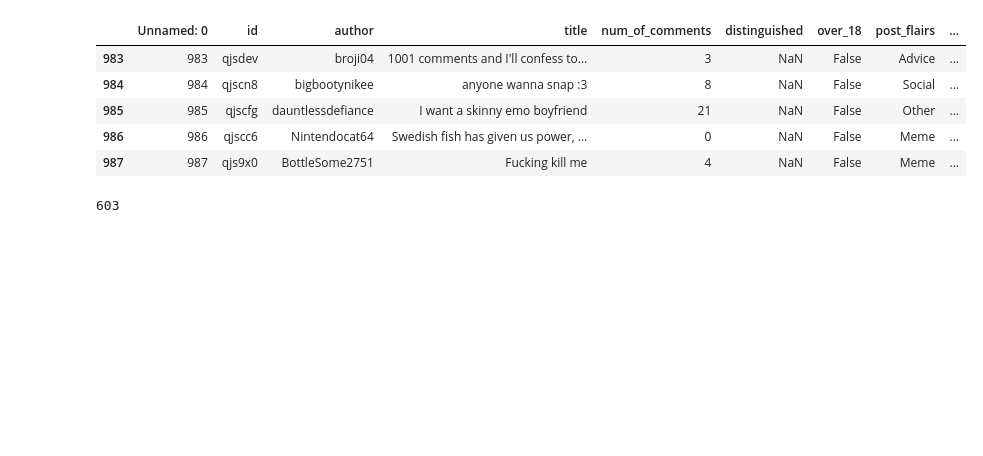
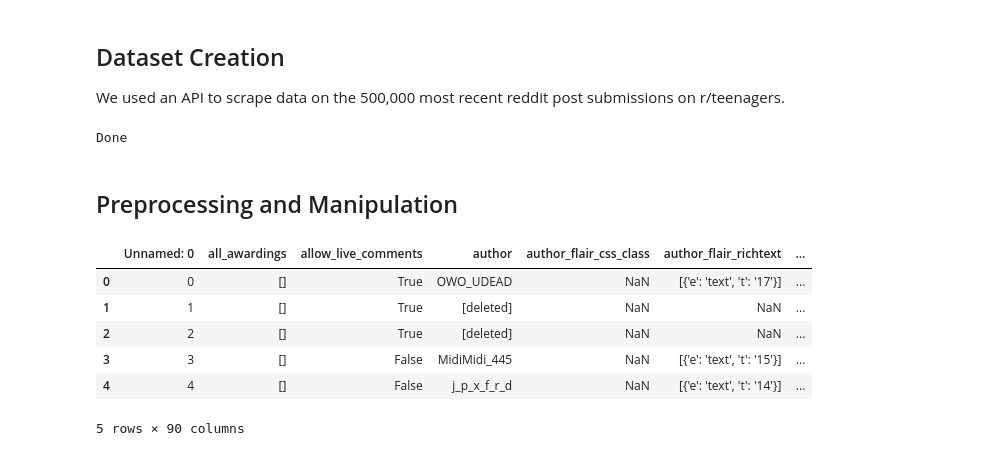
Before and after one commit to H-Cindy/reddit-age, a Jupyter notebook: 1998Project.ipynb, the cells around one changed output. Cells and saved outputs as stored; diff of their text form; code cells hidden in the pictures; blank space fills up the shorter version.

```diff
--- a/1998Project.ipynb
+++ b/1998Project.ipynb
@@ -59,22 +22,26 @@ Done
+# %% [markdown]
+## Dataset Creation
+
+We used an API to scrape data on the 500,000 most recent reddit post submissions on r/teenagers.
+# %%
+api = PushshiftAPI()
+subreddit = "teenagers"
+subs = api.search_submissions(subreddit=subreddit, limit = 500000)
+df = pd.DataFrame(subs)
+df.to_csv('/teenagersData.csv', header=True)
+# %% [output]
+Done
+# %% [markdown]
+## Preprocessing and Manipulation
 # %%
 # initial dataset—uncleaned
-
-reddit_df = pd.read_csv('/Users/indiachina/Desktop/INFO 1998/Final Project/reddit_dataset.csv',encoding = 'unicode_escape')
+dfRaw = pd.read_csv('teenagersData.csv', low_memory = False)
+dfRaw.head()
 # %% [output]
-|  | Unnamed: 0 | id | author | title | num_of_comments | distinguished | over_18 | post_flairs | ... |
-| 983 | 983 | qjsdev | broji04 | 1001 comments and I'll confess to... | 3 | NaN | False | Advice | ... |
-| 984 | 984 | qjscn8 | bigbootynikee | anyone wanna snap :3 | 8 | NaN | False | Social | ... |
-| 985 | 985 | qjscfg | dauntlessdefiance | I want a skinny emo boyfriend | 21 | NaN | False | Other | ... |
-| 986 | 986 | qjscc6 | Nintendocat64 | Swedish fish has given us power, ... | 0 | NaN | False | Meme | ... |
-| 987 | 987 | qjs9x0 | BottleSome2751 | Fucking kill me | 4 | NaN | False | Meme | ... |
+|  | Unnamed: 0 | all_awardings | allow_live_comments | author | author_flair_css_class | author_flair_richtext | ... |
+| 0 | 0 | [] | True | OWO_UDEAD | NaN | [{'e': 'text', 't': '17'}] | ... |
+| 1 | 1 | [] | True | [deleted] | NaN | NaN | ... |
+| 2 | 2 | [] | True | [deleted] | NaN | NaN | ... |
+| 3 | 3 | [] | False | MidiMidi_445 | NaN | [{'e': 'text', 't': '15'}] | ... |
+| 4 | 4 | [] | False | j_p_x_f_r_d | NaN | [{'e': 'text', 't': '14'}] | ... |
+5 rows × 90 columns
-# %%
-# cleaning dataset: drop NaNs from author_flairs and flairs that say "2 MILLION ATTENDEE"
-
-reddit_df = reddit_df.dropna(subset=["author_flairs"])
-reddit_df = reddit_df[reddit_df["author_flairs"] != "2 MILLION ATTENDEE"]
-reddit_df.head()
-reddit_df.shape[0]
-
-# another column: swear words?
-# %% [output]
-603
```
Also changed, not shown: parts of 47 cells of this notebook.
